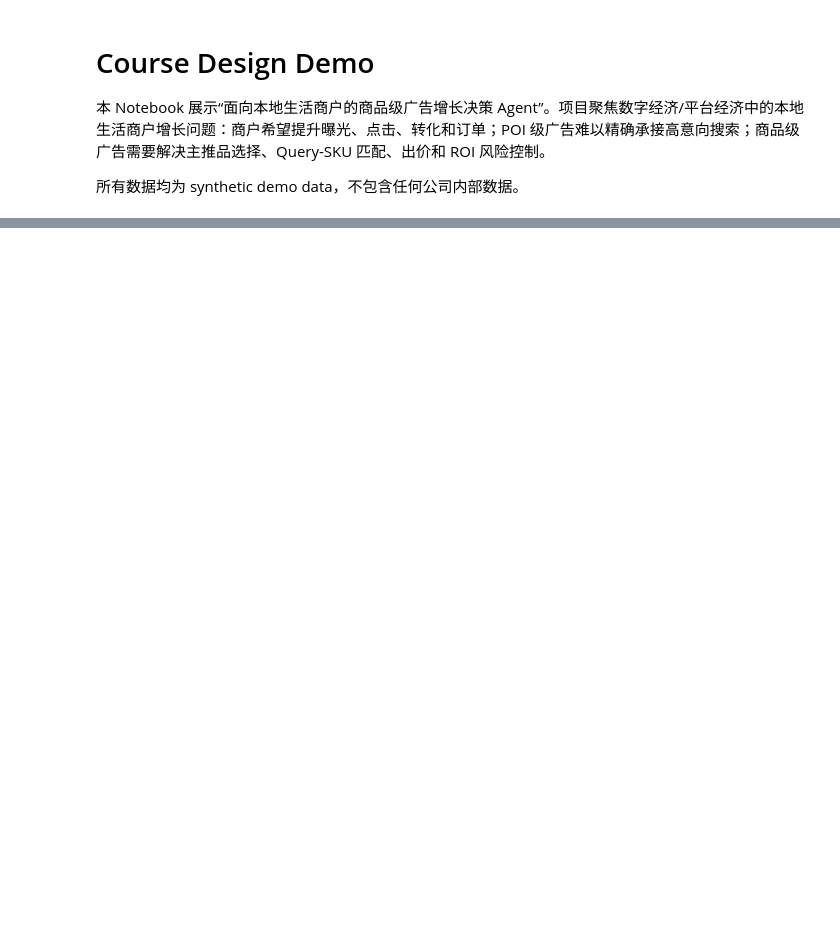
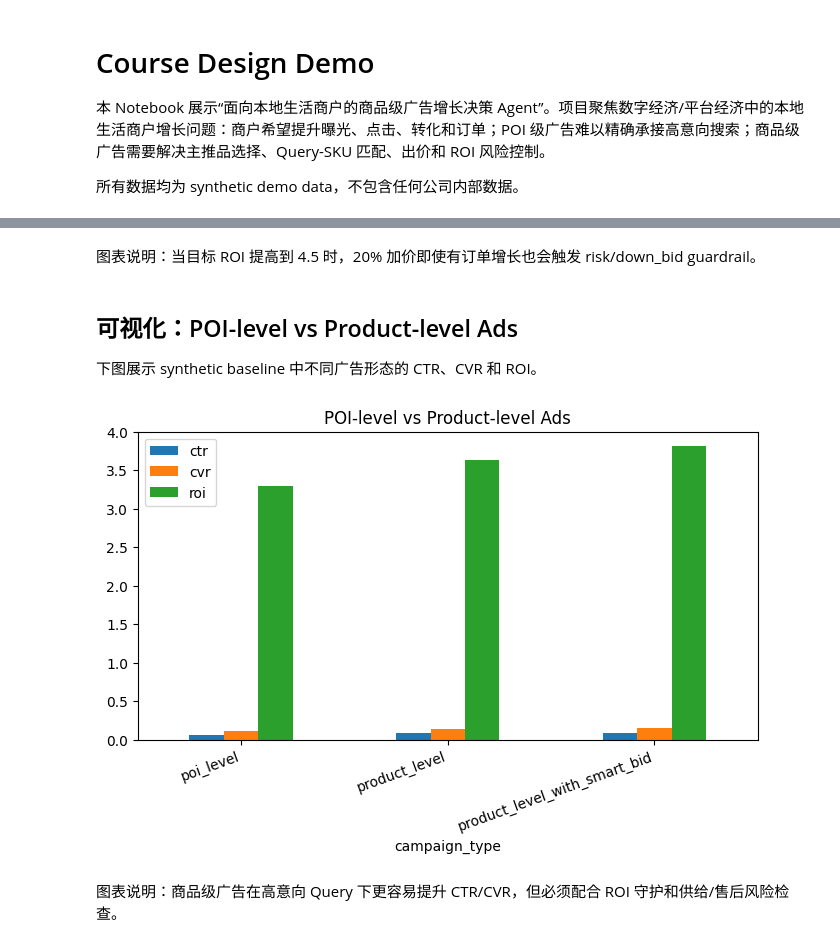
Before and after one commit to xjy0526/business-insight-agent, a Jupyter notebook: notebooks/course_design_demo.ipynb, the cells around one changed output, grey strips where cells are left out. Drawn from its saved outputs; the diff is of its cells as text; code cells hidden in the pictures; blank space fills up the shorter version.

```diff
--- a/notebooks/course_design_demo.ipynb
+++ b/notebooks/course_design_demo.ipynb
@@ -129,0 +338,16 @@ plt.show()
+# %% [markdown]
+图表说明：当目标 ROI 提高到 4.5 时，20% 加价即使有订单增长也会触发 risk/down_bid guardrail。
+# %% [markdown]
+## 可视化：POI-level vs Product-level Ads
+
+下图展示 synthetic baseline 中不同广告形态的 CTR、CVR 和 ROI。
+# %%
+compare_plot_df = tables["poi_level_ads_baseline"].query("merchant_id == 'M001'")
+compare_plot_df.set_index("campaign_type")[["ctr", "cvr", "roi"]].plot(kind="bar", figsize=(8, 4))
+plt.title("POI-level vs Product-level Ads")
+plt.xticks(rotation=20, ha="right")
+plt.show()
+# %% [output]
+[figure, added]
+# %% [markdown]
+图表说明：商品级广告在高意向 Query 下更容易提升 CTR/CVR，但必须配合 ROI 守护和供给/售后风险检查。
```
Also changed, not shown: parts of 53 cells of this notebook, 40 other files.
